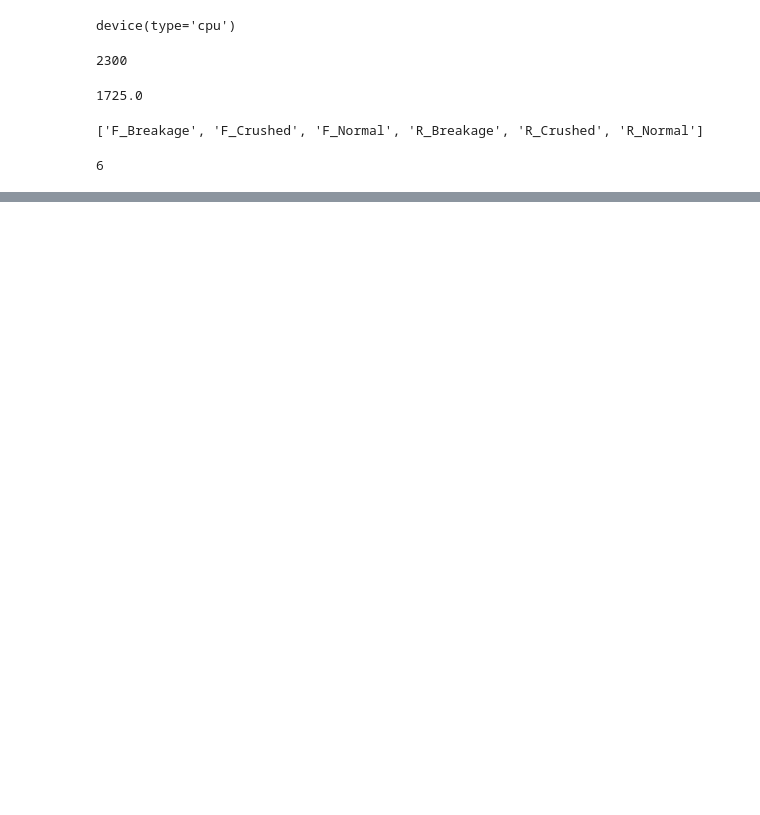
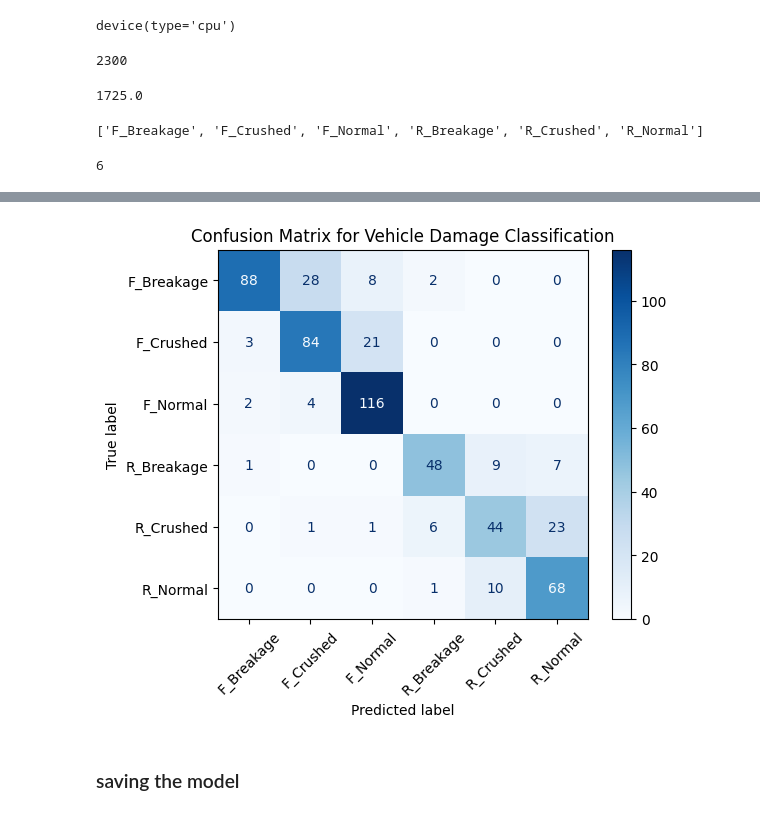
Before and after one commit to ayush-singhgit/Car_Damage_Detection, a Jupyter notebook: damage_prediction.ipynb, the cells around one changed output, grey strips where cells are left out. Cells and saved outputs as stored; diff of their text form; code cells hidden in the pictures; blank space fills up the shorter version.

```diff
--- a/damage_prediction.ipynb
+++ b/damage_prediction.ipynb
@@ -46,0 +294,23 @@ num_classes
+# %%
+# Load the pre-trained ResNet model
+class CarClassifierResNet(nn.Module):
+    def __init__(self, num_classes, dropout_rate=0.5):
+        super().__init__()
+        self.model = models.resnet50(weights='DEFAULT')
+        # Freeze all layers except the final fully connected layer
+        for param in self.model.parameters():
+            param.requires_grad = False
+
+        # Unfreeze layer4 and fc layers
+        for param in self.model.layer4.parameters():
+            param.requires_grad = True
+
+        # Replace the final fully connected layer
+        self.model.fc = nn.Sequential(
+            nn.Dropout(dropout_rate),
+            nn.Linear(self.model.fc.in_features, num_classes)
+        )
+
+    def forward(self, x):
+        x = self.model(x)
+        return x
@@ -46,0 +344,6 @@ num_classes
+# %%
+model = CarClassifierResNet(num_classes=num_classes, dropout_rate=0.2).to(device)
+criterion = nn.CrossEntropyLoss()
+optimizer = optim.Adam(filter(lambda p: p.requires_grad, model.parameters()), lr=0.005)
+
+labels, predictions = train_model(model, criterion, optimizer, epochs=10)
@@ -46,0 +388,14 @@ num_classes
+# %%
+import numpy as np
+from sklearn.metrics import confusion_matrix, ConfusionMatrixDisplay
+from matplotlib import pyplot as plt
+
+conf_matrix = confusion_matrix(labels, predictions, labels=np.arange(num_classes))
+disp = ConfusionMatrixDisplay(confusion_matrix=conf_matrix, display_labels=class_names)
+disp.plot(cmap=plt.cm.Blues, xticks_rotation=45)
+plt.title("Confusion Matrix for Vehicle Damage Classification")
+plt.show()
+# %% [output]
+[figure, added]
+# %% [markdown]
+### saving the model
```
Also changed, not shown: parts of 27 cells of this notebook, 1 other file.
